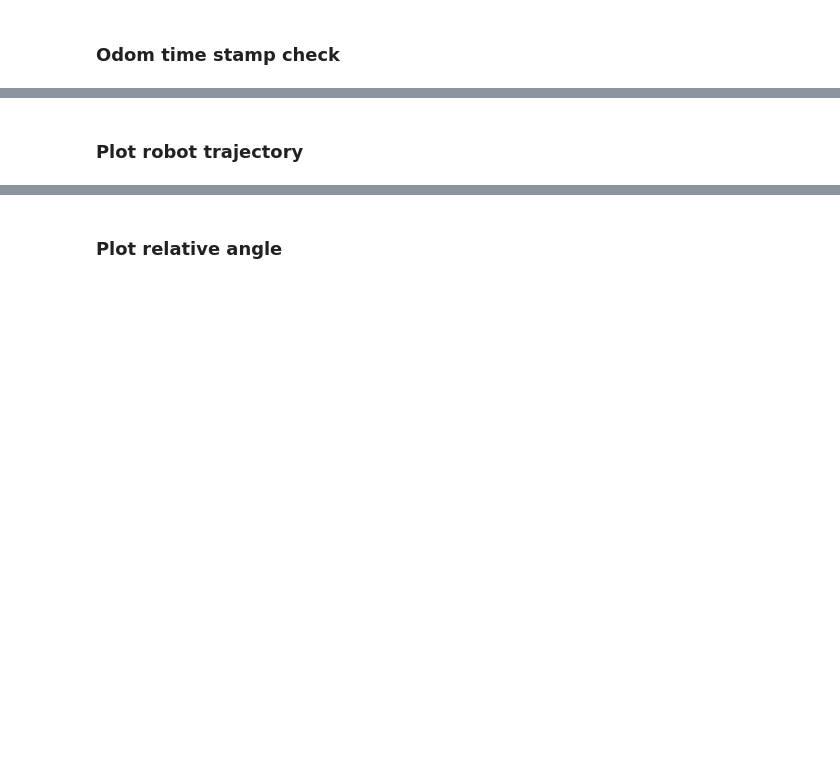
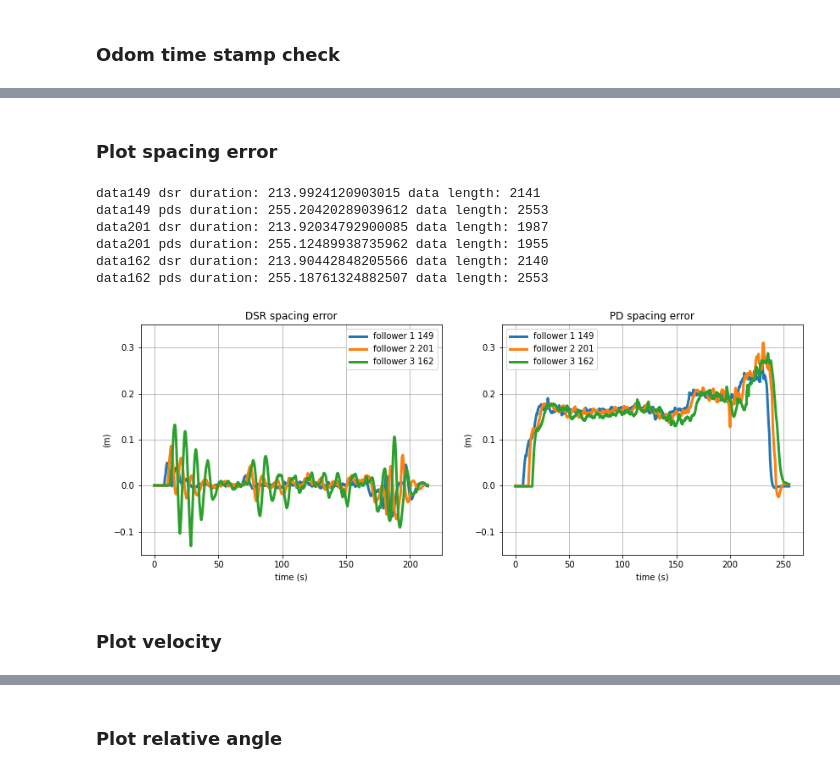
Before and after one commit to holyhenry/DSR_s_curve_tbot_test, a Jupyter notebook: plotting/scripts/data_visualize.ipynb, the cells around one changed output, grey strips where cells are left out. Cells and saved outputs as stored; diff of their text form; code cells hidden in the pictures; blank space fills up the shorter version.

```diff
--- a/plotting/scripts/data_visualize.ipynb
+++ b/plotting/scripts/data_visualize.ipynb
@@ -87,2 +165,66 @@ odom162 duration: 214.05584478378296 data length: 5234
+# %% [markdown]
+### Plot spacing error
+# %%
+data149_data_dsr = pd.read_csv(readbag_dsr.message_by_topic('/tbot149/data'))
+data149_t_dsr = data149_data_dsr['Time'].to_numpy()
+data149_t_dsr = data149_t_dsr-data149_t_dsr[0]   # plot this
+spacing_e149_dsr = data149_data_dsr['linear.x']  # plot this
+print('data149 dsr duration:', max(data149_t_dsr)-min(data149_t_dsr), 'data length:', len(data149_t_dsr))
+data149_data_pds = pd.read_csv(readbag_pds.message_by_topic('/tbot149/data'))
+data149_t_pds = data149_data_pds['Time'].to_numpy()
+data149_t_pds = data149_t_pds-data149_t_pds[0]   # plot this
+spacing_e149_pds = data149_data_pds['linear.x']  # plot this
+print('data149 pds duration:', max(data149_t_pds)-min(data149_t_pds), 'data length:', len(data149_t_pds))
+
+data201_data_dsr = pd.read_csv(readbag_dsr.message_by_topic('/tbot201/data'))
+data201_t_dsr = data201_data_dsr['Time'].to_numpy()
+data201_t_dsr = data201_t_dsr-data201_t_dsr[0]   # plot this
+spacing_e201_dsr = data201_data_dsr['linear.x']  # plot this
+print('data201 dsr duration:', max(data201_t_dsr)-min(data201_t_dsr), 'data length:', len(data201_t_dsr))
+data201_data_pds = pd.read_csv(readbag_pds.message_by_topic('/tbot201/data'))
+data201_t_pds = data201_data_pds['Time'].to_numpy()
+data201_t_pds = data201_t_pds-data201_t_pds[0]   # plot this
+spacing_e201_pds = data201_data_pds['linear.x']  # plot this
+print('data201 pds duration:', max(data201_t_pds)-min(data201_t_pds), 'data length:', len(data201_t_pds))
+
+data162_data_dsr = pd.read_csv(readbag_dsr.message_by_topic('/tbot162/data'))
+data162_t_dsr = data162_data_dsr['Time'].to_numpy()
+data162_t_dsr = data162_t_dsr-data162_t_dsr[0]   # plot this
+spacing_e162_dsr = data162_data_dsr['linear.x']  # plot this
+print('data162 dsr duration:', max(data162_t_dsr)-min(data162_t_dsr), 'data length:', len(data162_t_dsr))
+data162_data_pds = pd.read_csv(readbag_pds.message_by_topic('/tbot162/data'))
+data162_t_pds = data162_data_pds['Time'].to_numpy()
+data162_t_pds = data162_t_pds-data162_t_pds[0]   # plot this
+spacing_e162_pds = data162_data_pds['linear.x']  # plot this
+print('data162 pds duration:', max(data162_t_pds)-min(data162_t_pds), 'data length:', len(data162_t_pds))
+
+fig, (ax1, ax2) = plt.subplots(1,2,figsize=(14,5))
+ax1.plot(data149_t_dsr, spacing_e149_dsr,'-', linewidth=3, label='follower 1 149')
+ax1.plot(data201_t_dsr, spacing_e201_dsr,'-', linewidth=3, label='follower 2 201')
+ax1.plot(data162_t_dsr, spacing_e162_dsr,'-', linewidth=3, label='follower 3 162')
+ax1.set_title('DSR spacing error')
+ax1.set_ylim(-0.15, 0.35)
+ax1.set_xlabel('time (s)')
+ax1.set_ylabel('(m)')
+ax1.legend()
+ax1.grid()
+
+ax2.plot(data149_t_pds, spacing_e149_pds,'-', linewidth=3, label='follower 1 149')
+ax2.plot(data201_t_pds, spacing_e201_pds,'-', linewidth=3, label='follower 2 201')
+ax2.plot(data162_t_pds, spacing_e162_pds,'-', linewidth=3, label='follower 3 162')
+ax2.set_title('PD spacing error')
+ax2.set_ylim(-0.15, 0.35)
+ax2.set_xlabel('time (s)')
+ax2.set_ylabel('(m)')
+ax2.legend()
+ax2.grid()
+# %% [output]
+data149 dsr duration: 213.9924120903015 data length: 2141
+data149 pds duration: 255.20420289039612 data length: 2553
+data201 dsr duration: 213.92034792900085 data length: 1987
+data201 pds duration: 255.12489938735962 data length: 1955
+data162 dsr duration: 213.90442848205566 data length: 2140
+data162 pds duration: 255.18761324882507 data length: 2553
+[figure, added]
 # %% [markdown]
-### Plot robot trajectory
+### Plot velocity
```
Also changed, not shown: parts of 11 cells of this notebook.
